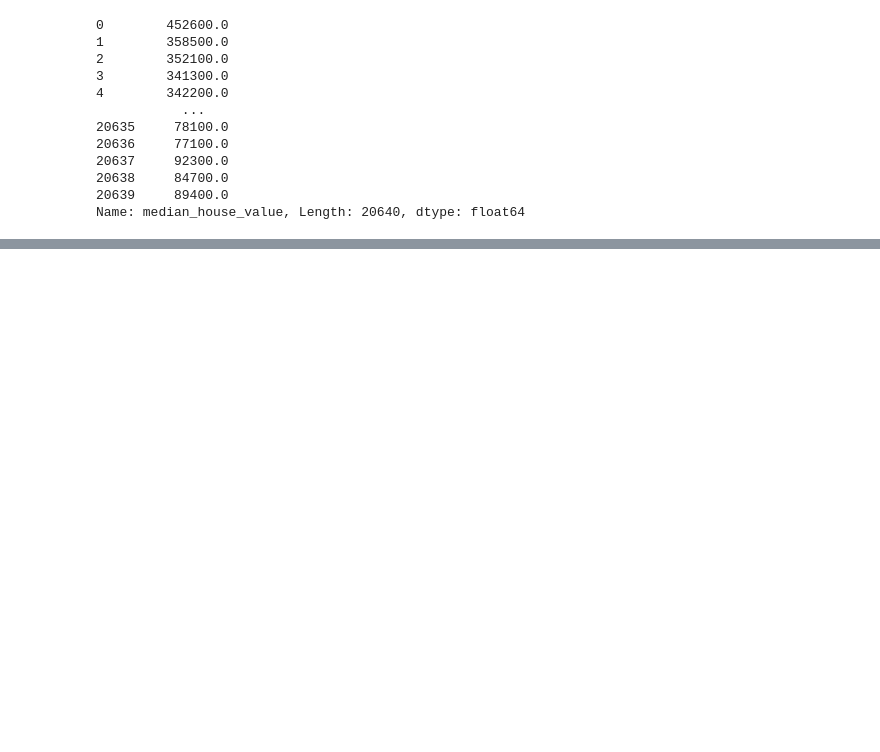
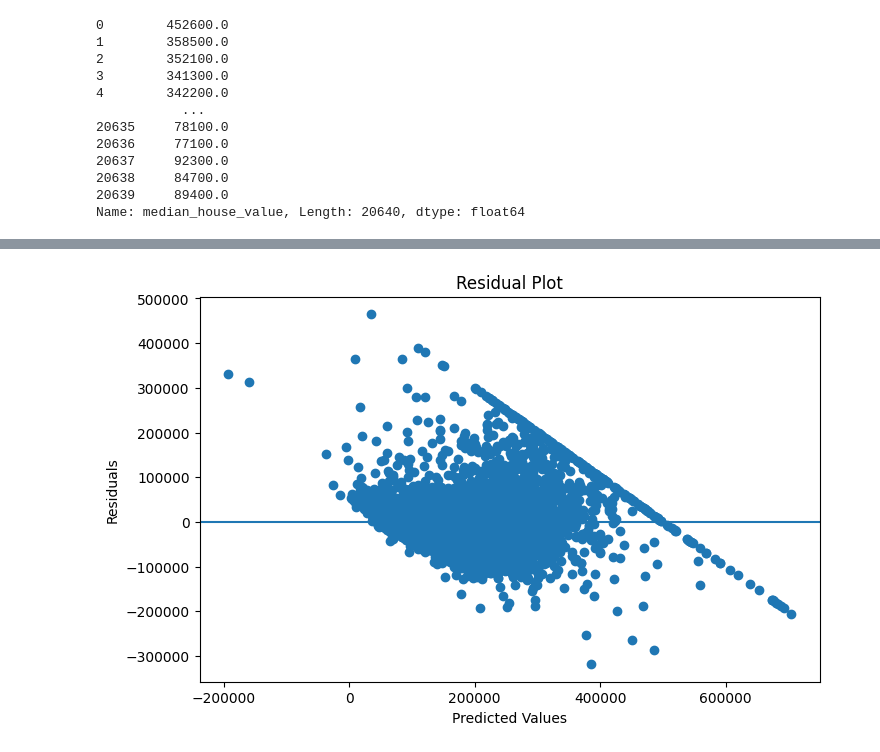
Before and after one commit to Jyotir-1924/data-science-main, a Jupyter notebook: Machine-Learning/Supervised/Linear-Regression/housing.ipynb, the cells around one changed output, grey strips where cells are left out. Drawn from its saved outputs; the diff is of its cells as text; code cells hidden in the pictures; blank space fills up the shorter version.

Commit message:
Linear Regression with California Housing Dataset done.

```diff
--- a/Machine-Learning/Supervised/Linear-Regression/housing.ipynb
+++ b/Machine-Learning/Supervised/Linear-Regression/housing.ipynb
@@ -150,0 +137,5 @@ xTrain, xTest, yTrain, yTest = train_test_split(features, target, test_size=0.2,
+# %%
+from sklearn.linear_model import LinearRegression
+model = LinearRegression()
+# %%
+model.fit(xTrainScaled, yTrain)
@@ -150,0 +144,2 @@ xTrain, xTest, yTrain, yTest = train_test_split(features, target, test_size=0.2,
+# %%
+yPredict = model.predict(xTestScaled)
@@ -150,0 +210,12 @@ xTrain, xTest, yTrain, yTest = train_test_split(features, target, test_size=0.2,
+# %%
+residuals = yTest - yPredict
+# %%
+plt.figure(figsize=(8,5))
+plt.scatter(yPredict, residuals)
+plt.axhline(y=0)
+plt.xlabel("Predicted Values")
+plt.ylabel("Residuals")
+plt.title("Residual Plot")
+plt.show()
+# %% [output]
+[figure, added]
```
Also changed, not shown: parts of 13 cells of this notebook, 2 other files.
